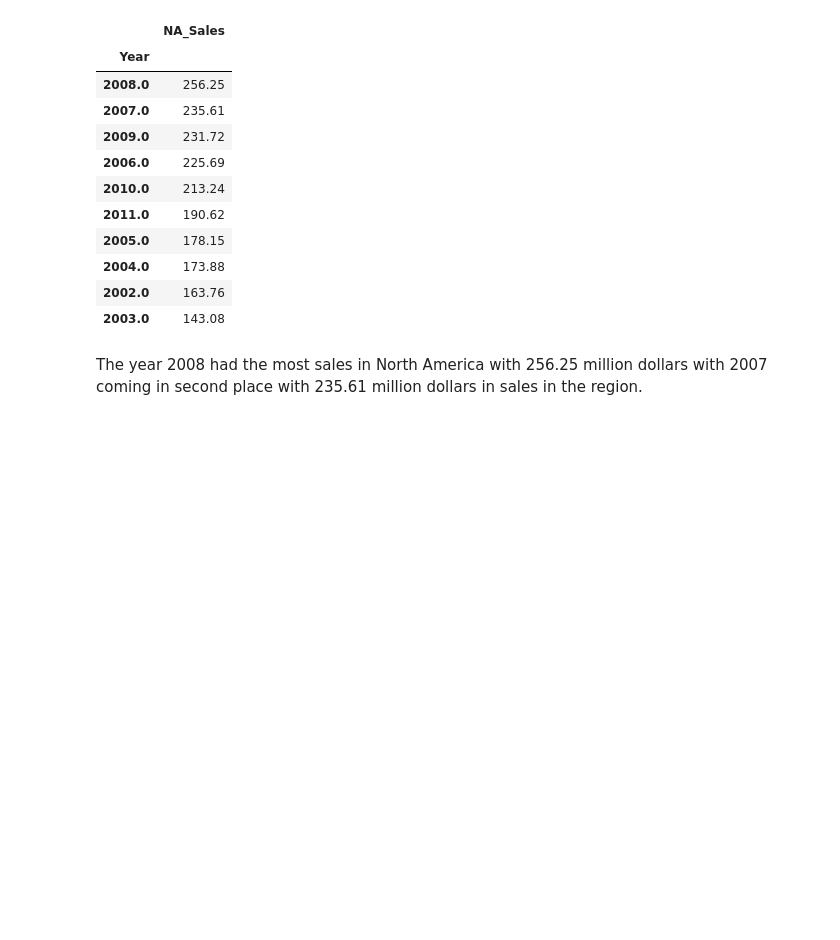
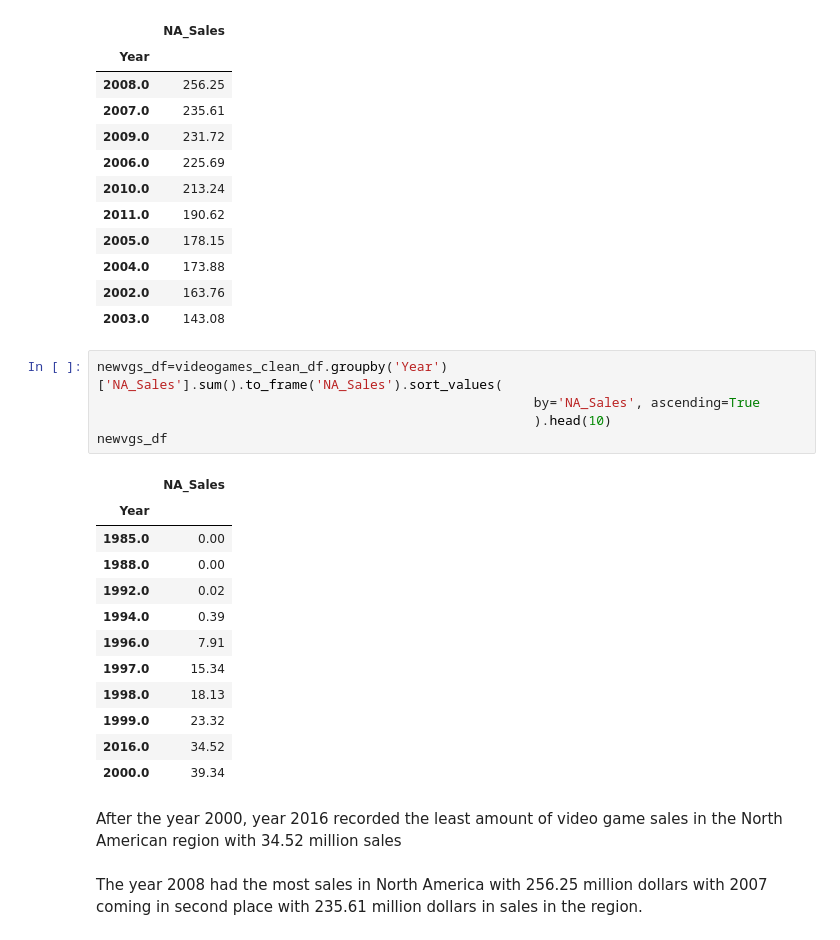
Before and after one commit to Andaya334/Project-1, a Jupyter notebook: Videogames/video-game-sales.ipynb, the cells around one changed output. Drawn from its saved outputs; the diff is of its cells as text; blank space fills up the shorter version.

```diff
--- a/Videogames/video-game-sales.ipynb
+++ b/Videogames/video-game-sales.ipynb
@@ -254,6 +258,26 @@ newvgs_df
 | 2004.0 | 173.88 |
 | 2002.0 | 163.76 |
 | 2003.0 | 143.08 |
+# %%
+newvgs_df=videogames_clean_df.groupby('Year')['NA_Sales'].sum().to_frame('NA_Sales').sort_values(
+                                                        by='NA_Sales', ascending=True
+                                                        ).head(10)
+newvgs_df
+# %% [output]
+|  | NA_Sales |
+| Year |  |
+| 1985.0 | 0.00 |
+| 1988.0 | 0.00 |
+| 1992.0 | 0.02 |
+| 1994.0 | 0.39 |
+| 1996.0 | 7.91 |
+| 1997.0 | 15.34 |
+| 1998.0 | 18.13 |
+| 1999.0 | 23.32 |
+| 2016.0 | 34.52 |
+| 2000.0 | 39.34 |
+# %% [markdown]
+After the year 2000, year 2016 recorded the least amount of video game sales in the North American region with 34.52 million sales
 # %% [markdown]
 The year 2008 had the most sales in North America with 256.25 million dollars with 2007 coming in second place with 235.61 million dollars in sales in the region.
 # %%
```
Also changed, not shown: parts of 1 cell of this notebook, 2 other files.
